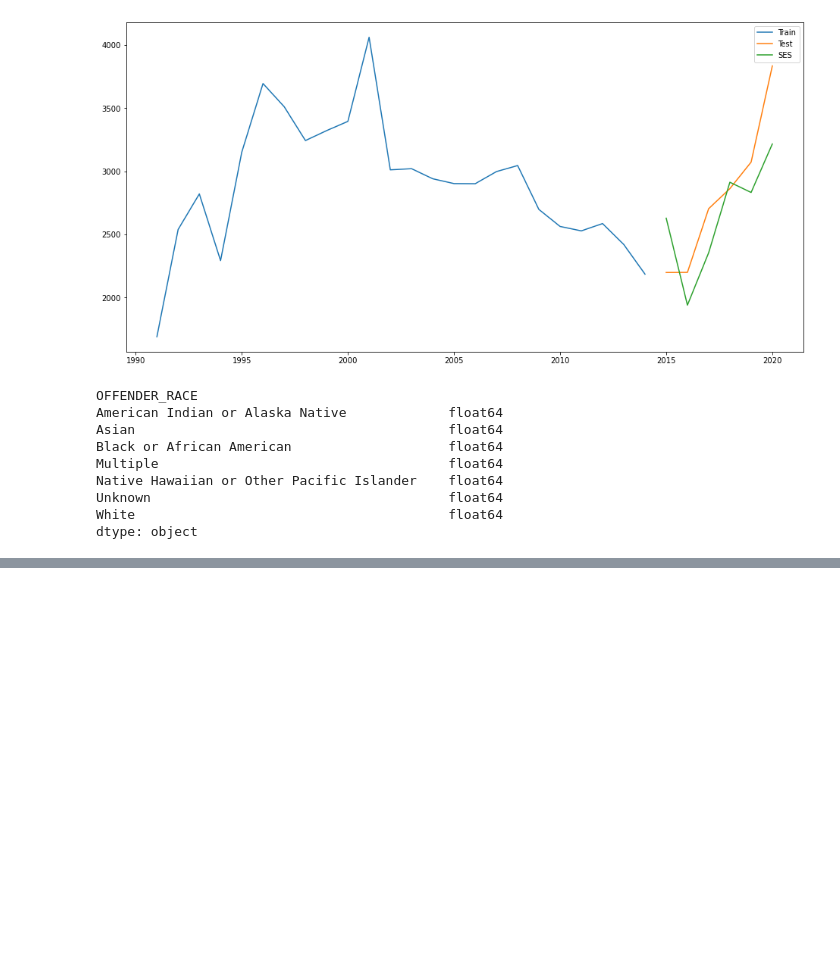
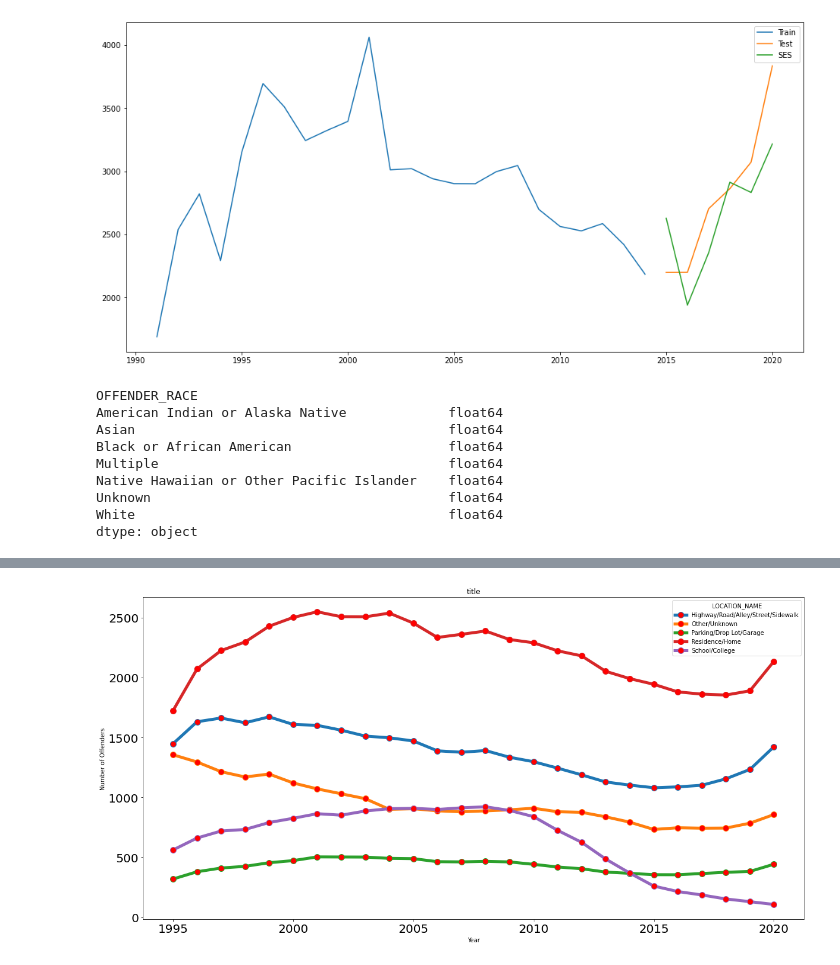
Before and after one commit to alphonso-a/big-data-project, a Jupyter notebook: Mita.ipynb, the cells around one changed output, grey strips where cells are left out. Drawn from its saved outputs; the diff is of its cells as text; code cells hidden in the pictures; blank space fills up the shorter version.

```diff
--- a/Mita.ipynb
+++ b/Mita.ipynb
@@ -456,0 +517,4 @@ dtype: object
+# %%
+plot(LCdataLARGE, 'title')
+# %% [output]
+[figure, added]
```
Also changed, not shown: parts of 17 cells of this notebook.
